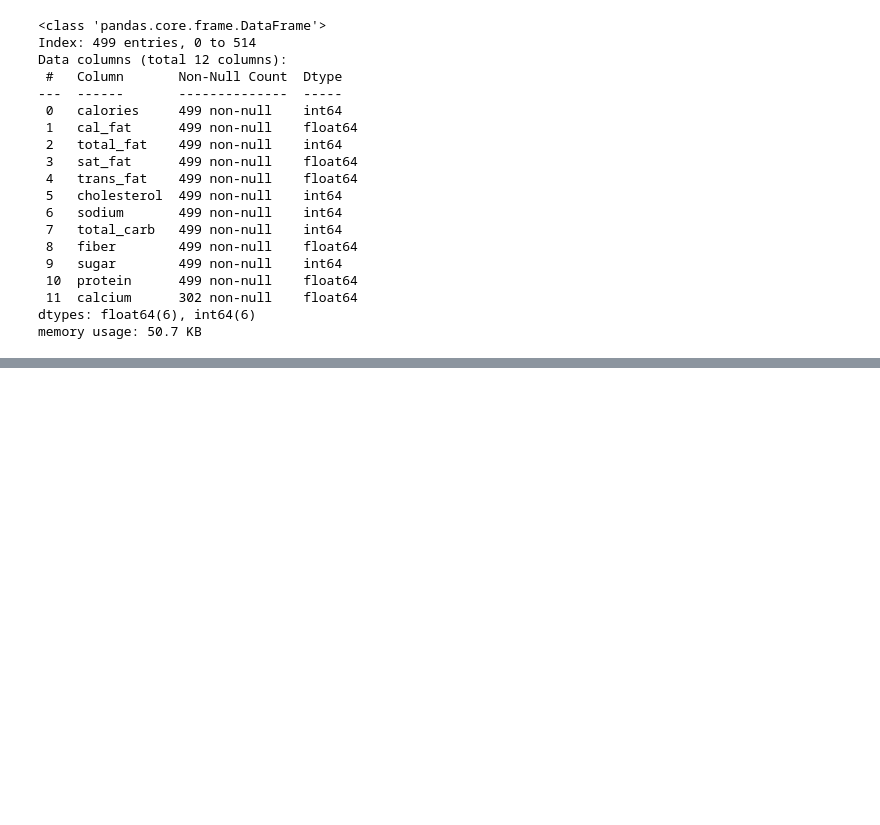
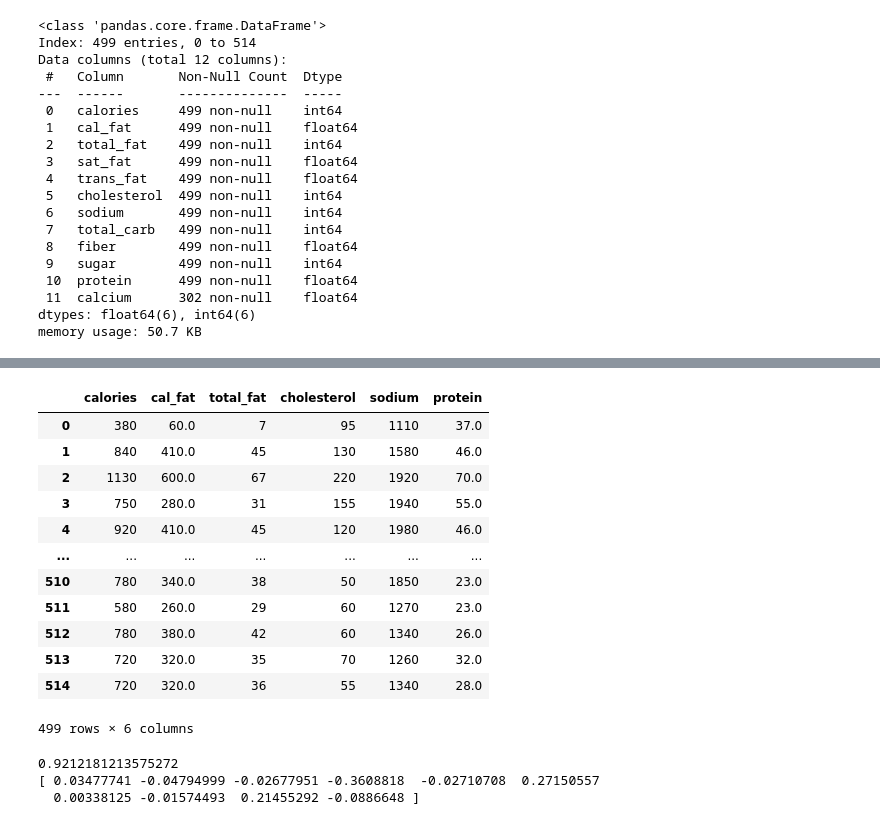
Before and after one commit to filiptrivan/mini-ml-projects, a Jupyter notebook: linear-regression.ipynb, the cells around one changed output, grey strips where cells are left out. Cells and saved outputs as stored; diff of their text form; code cells hidden in the pictures; blank space fills up the shorter version.

```diff
--- a/linear-regression.ipynb
+++ b/linear-regression.ipynb
@@ -100,0 +114,36 @@ print(p)
+# %%
+data.drop(columns=['sat_fat', 'trans_fat', 'total_carb', 'fiber', 'sugar'])
+# %% [output]
+|  | calories | cal_fat | total_fat | cholesterol | sodium | protein |
+| 0 | 380 | 60.0 | 7 | 95 | 1110 | 37.0 |
+| 1 | 840 | 410.0 | 45 | 130 | 1580 | 46.0 |
+| 2 | 1130 | 600.0 | 67 | 220 | 1920 | 70.0 |
+| 3 | 750 | 280.0 | 31 | 155 | 1940 | 55.0 |
+| 4 | 920 | 410.0 | 45 | 120 | 1980 | 46.0 |
+| ... | ... | ... | ... | ... | ... | ... |
+| 510 | 780 | 340.0 | 38 | 50 | 1850 | 23.0 |
+| 511 | 580 | 260.0 | 29 | 60 | 1270 | 23.0 |
+| 512 | 780 | 380.0 | 42 | 60 | 1340 | 26.0 |
+| 513 | 720 | 320.0 | 35 | 70 | 1260 | 32.0 |
+| 514 | 720 | 320.0 | 36 | 55 | 1340 | 28.0 |
+499 rows × 6 columns
+# %%
+from sklearn.model_selection import train_test_split
+from sklearn.linear_model import LinearRegression
+
+y = data['protein']
+x = data.drop(columns='protein')
+
+x_train, x_test, y_train, y_test = train_test_split(x, y, test_size=0.2)
+
+model = LinearRegression()
+model.fit(x, y)
+
+y_pred = model.predict(x_test)
+
+print(model.score(x, y))
+print(model.coef_)
+# %% [output]
+0.9212181213575272
+[ 0.03477741 -0.04794999 -0.02677951 -0.3608818  -0.02710708  0.27150557
+  0.00338125 -0.01574493  0.21455292 -0.0886648 ]
```
Also changed, not shown: parts of 3 cells of this notebook.
